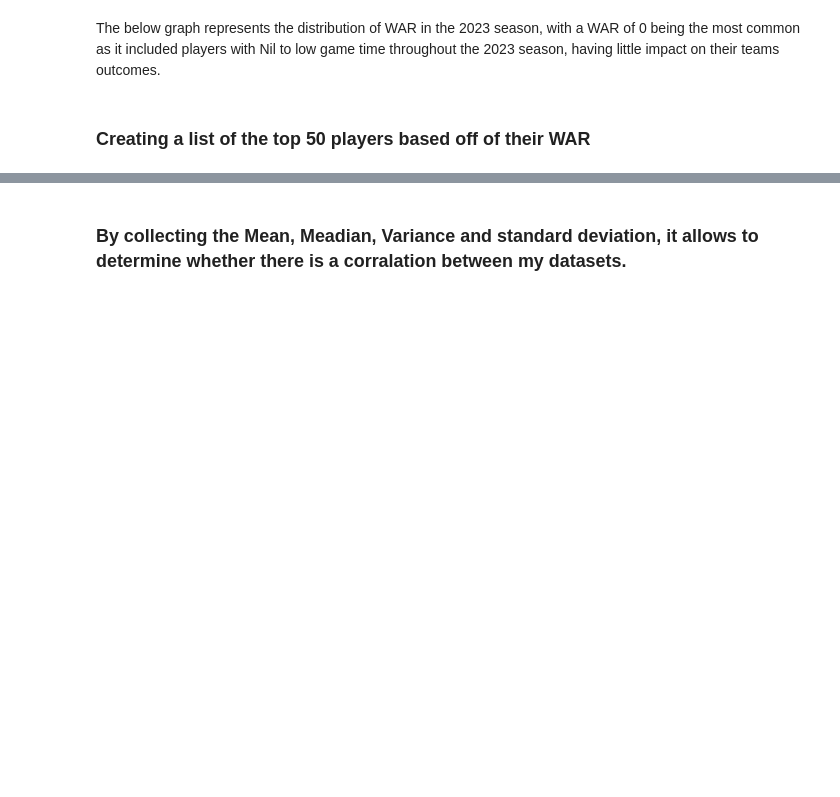
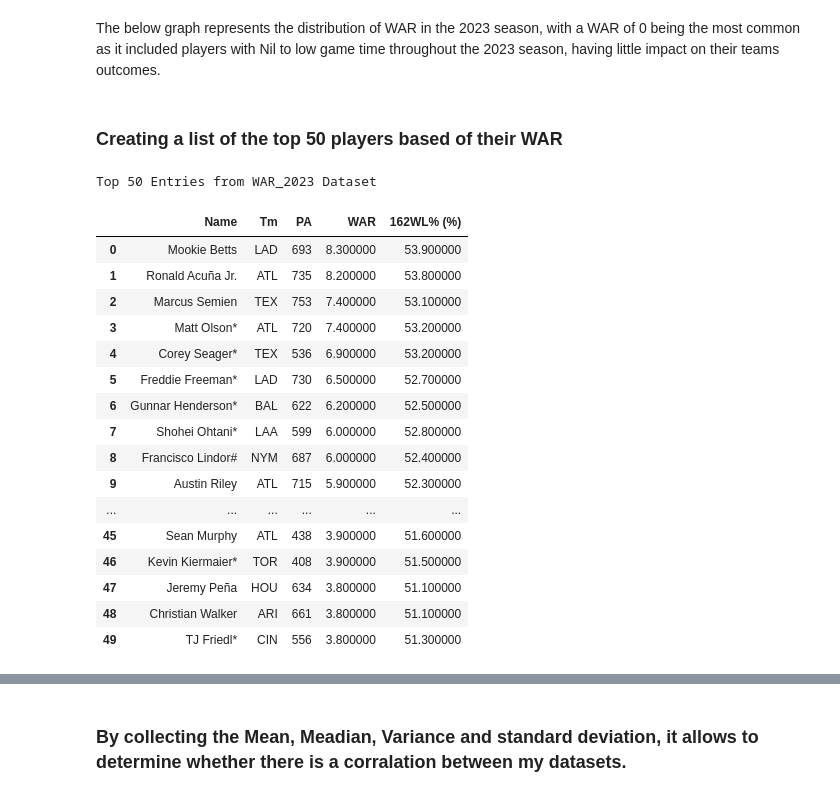
Before and after one commit to Ethanp333/baseball_data, a Jupyter notebook: starting_new.ipynb, the cells around one changed output, grey strips where cells are left out. Saved outputs shown, nothing was run; the diff lists cells and outputs as text; code cells hidden in the pictures; blank space fills up the shorter version.

```diff
--- a/starting_new.ipynb
+++ b/starting_new.ipynb
@@ -210,5 +207,72 @@ fig.update_traces(
 # Show the plot
 fig.show()
 # %% [markdown]
-### Creating a list of the top 50 players based off of their WAR
+### Creating a list of the top 50 players based of their WAR
+# %%
+
+def get_top_50_numbers(data):
+    try:
+        # Extract column names for columns 2, 4, 6, 16, and 18
+        column_2_name = data.columns[1]  # Column 2 (index 1)
+        column_4_name = data.columns[3]  # Column 4 (index 3)
+        column_6_name = data.columns[5]  # Column 6 (index 5)
+        column_16_name = data.columns[15]  # Column 16 (index 15)
+        column_18_name = data.columns[17]  # Column 18 (index 17)
+
+        # Extract columns 2, 4, 6, 16, and 18
+        column_2 = data.iloc[:, 1]
+        column_4 = data.iloc[:, 3]
+        column_6 = data.iloc[:, 5]
+        column_16 = data.iloc[:, 15]
+        column_18 = data.iloc[:, 17]
+
+        # Convert column 18 values to percentages
+        column_18_percentage = column_18 * 100
+
+        # Combine the columns into a new DataFrame with their original titles
+        combined_data = pd.DataFrame({
+            column_2_name: column_2,
+            column_4_name: column_4,
+            column_6_name: column_6,
+            column_16_name: column_16,
+            f"{column_18_name} (%)": column_18_percentage  # Renaming to indicate percentage
+        })
+
+        # Sort the data based on column 16 in descending order
+        sorted_data = combined_data.sort_values(by=column_16_name, ascending=False)
+
+        # Retrieve the top 50 rows based on column 16
+        top_50 = sorted_data.head(50).reset_index(drop=True)
+
+        # Display the top 50 in a styled table
+        styled_top_50 = top_50.style.set_caption("Top 50 Entries from WAR_2023 Dataset")
+        return styled_top_50
+
+    except Exception as e:
+        print(f"An error occurred: {e}")
+
+# Assuming `data` is already a DataFrame loaded with the necessary data
+data = pd.read_csv("WAR_2023.csv", encoding='latin1')
+
+# Get the top 50 numbers from column 16 and their corresponding values in columns 2, 4, 6, and 18 with original titles
+get_top_50_numbers(data)
+# %% [output]
+Top 50 Entries from WAR_2023 Dataset
+|  | Name | Tm | PA | WAR | 162WL% (%) |
+| 0 | Mookie Betts | LAD | 693 | 8.300000 | 53.900000 |
+| 1 | Ronald Acuña Jr. | ATL | 735 | 8.200000 | 53.800000 |
+| 2 | Marcus Semien | TEX | 753 | 7.400000 | 53.100000 |
+| 3 | Matt Olson* | ATL | 720 | 7.400000 | 53.200000 |
+| 4 | Corey Seager* | TEX | 536 | 6.900000 | 53.200000 |
+| 5 | Freddie Freeman* | LAD | 730 | 6.500000 | 52.700000 |
+| 6 | Gunnar Henderson* | BAL | 622 | 6.200000 | 52.500000 |
+| 7 | Shohei Ohtani* | LAA | 599 | 6.000000 | 52.800000 |
+| 8 | Francisco Lindor# | NYM | 687 | 6.000000 | 52.400000 |
+| 9 | Austin Riley | ATL | 715 | 5.900000 | 52.300000 |
+| ... | ... | ... | ... | ... | ... |
+| 45 | Sean Murphy | ATL | 438 | 3.900000 | 51.600000 |
+| 46 | Kevin Kiermaier* | TOR | 408 | 3.900000 | 51.500000 |
+| 47 | Jeremy Peña | HOU | 634 | 3.800000 | 51.100000 |
+| 48 | Christian Walker | ARI | 661 | 3.800000 | 51.100000 |
+| 49 | TJ Friedl* | CIN | 556 | 3.800000 | 51.300000 |
 # %% [markdown]
```
Also changed, not shown: parts of 66 cells of this notebook, 18 other files.
